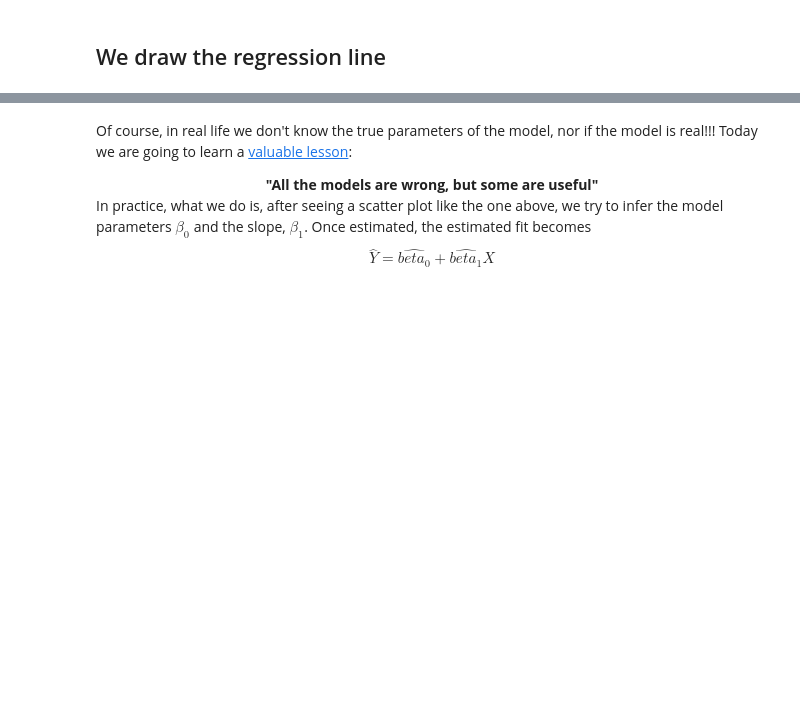
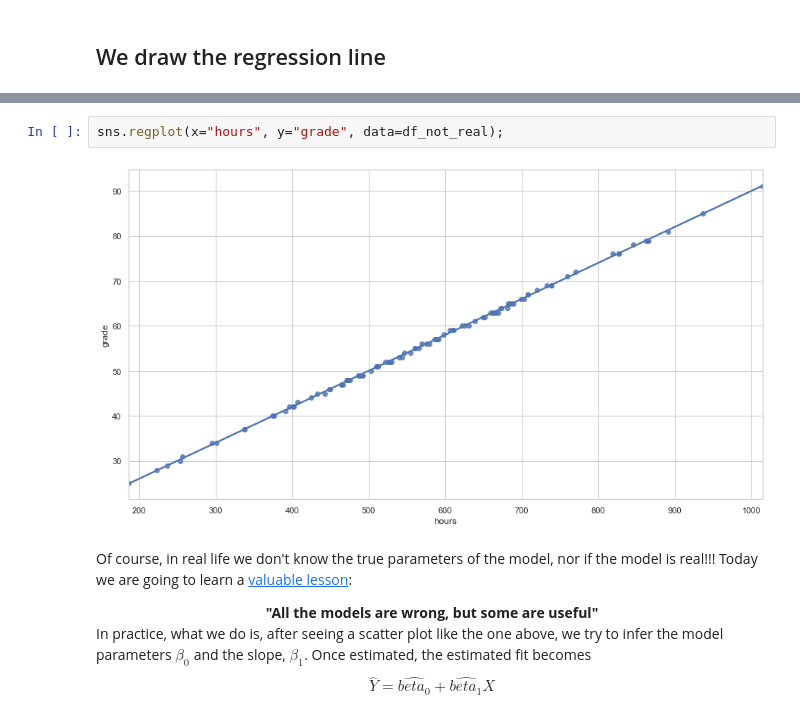
Before and after one commit to Ironhack-data-bcn-oct-2022/lectures, a Jupyter notebook: week-6/02 - Linear regression.ipynb, the cells around one changed output, grey strips where cells are left out. Cells and saved outputs as stored; diff of their text form; blank space fills up the shorter version.

```diff
--- a/week-6/02 - Linear regression.ipynb
+++ b/week-6/02 - Linear regression.ipynb
@@ -359 +277,5 @@ sns.regplot(x=df["hours"], y=df["grade"], ci=95);
+# %%
+sns.regplot(x="hours", y="grade", data=df_not_real);
+# %% [output]
+[figure, added]
 # %% [markdown]
```
Also changed, not shown: parts of 62 cells of this notebook.
